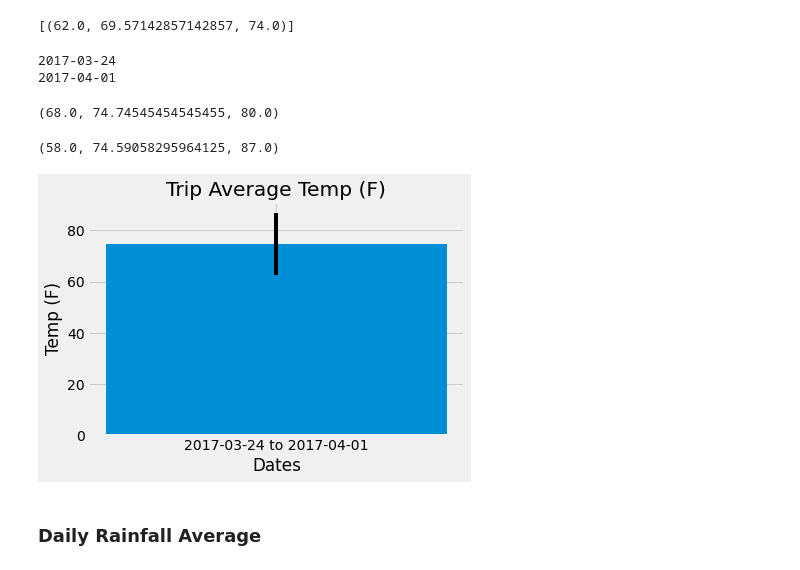
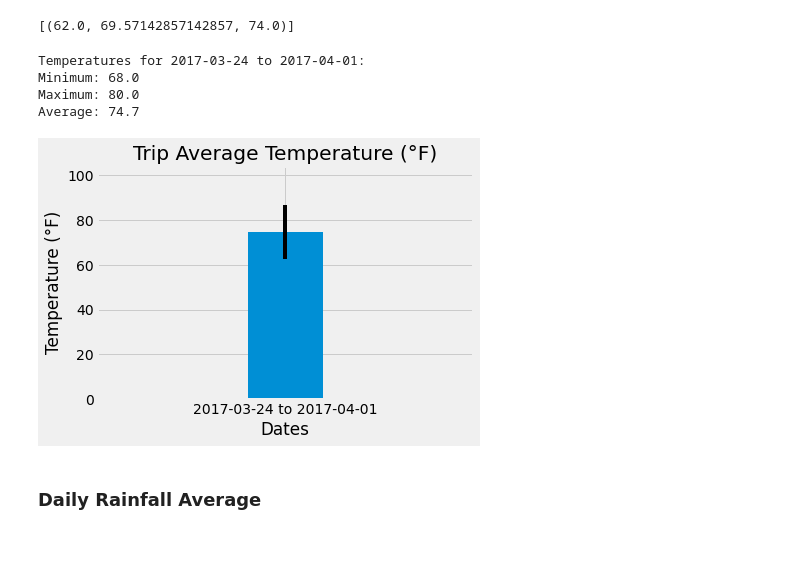
Before and after one commit to arhunt/sqlalchemy-challenge, a Jupyter notebook: climate.ipynb, the cells around one changed output. Drawn from its saved outputs; the diff is of its cells as text; code cells hidden in the pictures.

```diff
--- a/climate.ipynb
+++ b/climate.ipynb
@@ -196,40 +223,34 @@ def calc_temps(start_date, end_date):
 print(calc_temps('2012-02-28', '2012-03-05'))
 # %% [output]
 [(62.0, 69.57142857142857, 74.0)]
-# %%
-calcstart = f'2017-{tripstart}'
-calcend = f'2017-{tripend}'
-print(calcstart)
-print(calcend)
-# %% [output]
-2017-03-24
-2017-04-01
 # %%
 # Use your previous function `calc_temps` to calculate the tmin, tavg, and tmax
 # for your trip using the previous year's data for those same dates.
+calcstart = f'2017-{tripstart}'
+calcend = f'2017-{tripend}'
 tripstats = calc_temps(calcstart,calcend)[0]
-print(tripstats)
+print(f'Temperatures for {calcstart} to {calcend}:')
+print(f'Minimum: {tripstats[0]}')
+print(f'Maximum: {tripstats[2]}')
+print(f'Average: {round(tripstats[1],1)}')
 # %% [output]
-(68.0, 74.74545454545455, 80.0)
+Temperatures for 2017-03-24 to 2017-04-01:
+Minimum: 68.0
+Maximum: 80.0
+Average: 74.7
-# %%
-# Use your previous function `calc_temps` to calculate the tmin, tavg, and tmax
-# for your trip using the previous year's data for those same dates.
-yearstats = calc_temps(mindate,maxdate)[0]
-print(yearstats)
-# %% [output]
-(58.0, 74.59058295964125, 87.0)
 # %%
 # Plot the results from your previous query as a bar chart.
 # Use "Trip Avg Temp" as your Title
 # Use the average temperature for the y value
 # Use the peak-to-peak (tmax-tmin) value as the y error bar (yerr)
 plt.bar(f'{calcstart} to {calcend}', tripstats[1], yerr=tripstats[2]-tripstats[0])
-plt.title('Trip Average Temp (F)')
+plt.title('Trip Average Temperature (°F)')
+plt.margins(2,.2)
 plt.xlabel('Dates')
-plt.ylabel('Temp (F)')
+plt.ylabel('Temperature (°F)')
 plt.show()
 # %% [output]
-[figure, old version]
+[figure, new version]
 # %% [markdown]
 ### Daily Rainfall Average
 # %%
```
Also changed, not shown: parts of 43 cells of this notebook, 1 other file.
